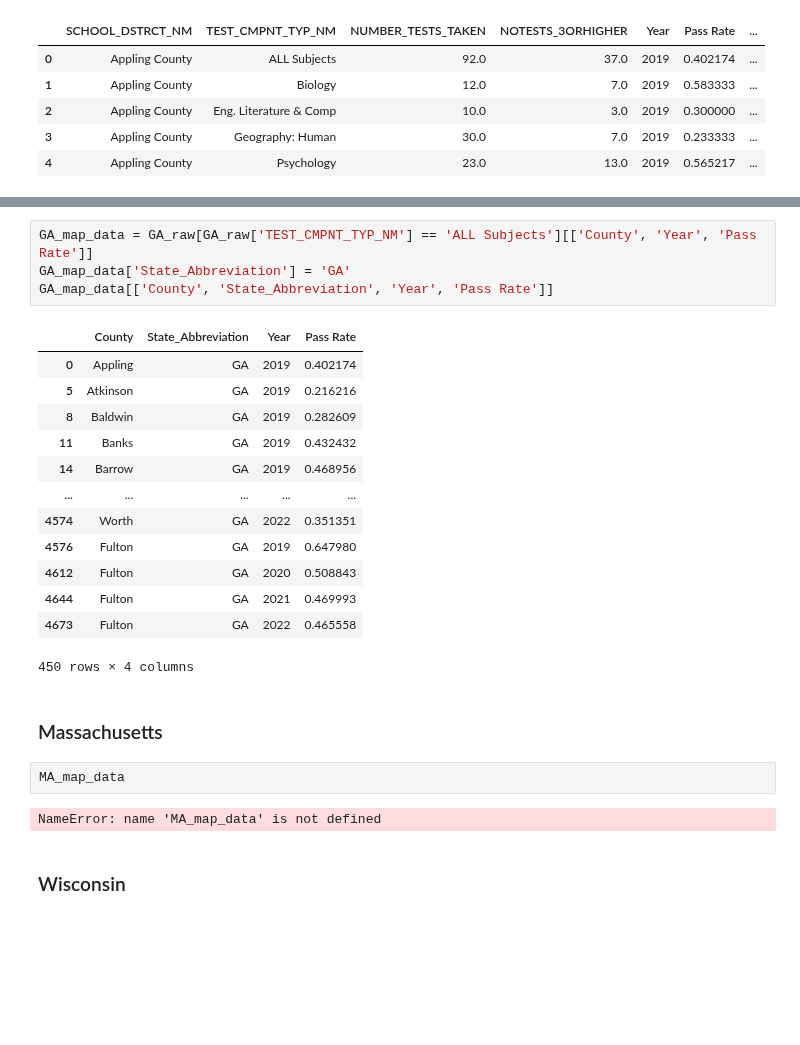
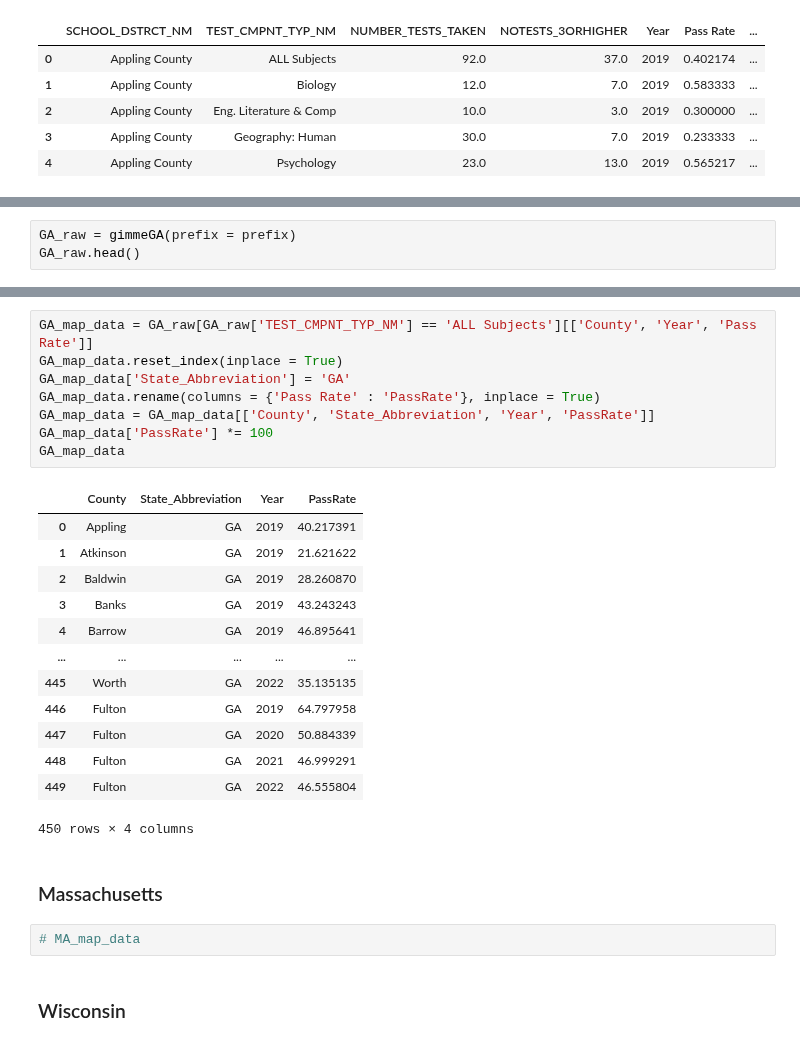
Before and after one commit to mcelhens/AP-Outcomes-to-University-Metrics, a Jupyter notebook: streamlit_app/Preparing_Counties_Choropleth.ipynb, the cells around one changed output, grey strips where cells are left out. Drawn from its saved outputs; the diff is of its cells as text; blank space fills up the shorter version.

```diff
--- a/streamlit_app/Preparing_Counties_Choropleth.ipynb
+++ b/streamlit_app/Preparing_Counties_Choropleth.ipynb
@@ -29,0 +119,3 @@ GA_raw.head()
+# %%
+GA_raw = gimmeGA(prefix = prefix)
+GA_raw.head()
@@ -30,26 +129,28 @@ GA_raw.head()
 # %%
 GA_map_data = GA_raw[GA_raw['TEST_CMPNT_TYP_NM'] == 'ALL Subjects'][['County', 'Year', 'Pass Rate']]
+GA_map_data.reset_index(inplace = True)
 GA_map_data['State_Abbreviation'] = 'GA'
-GA_map_data[['County', 'State_Abbreviation', 'Year', 'Pass Rate']]
+GA_map_data.rename(columns = {'Pass Rate' : 'PassRate'}, inplace = True)
+GA_map_data = GA_map_data[['County', 'State_Abbreviation', 'Year', 'PassRate']]
+GA_map_data['PassRate'] *= 100
+GA_map_data
 # %% [output]
-|  | County | State_Abbreviation | Year | Pass Rate |
-| 0 | Appling | GA | 2019 | 0.402174 |
-| 5 | Atkinson | GA | 2019 | 0.216216 |
-| 8 | Baldwin | GA | 2019 | 0.282609 |
-| 11 | Banks | GA | 2019 | 0.432432 |
-| 14 | Barrow | GA | 2019 | 0.468956 |
+|  | County | State_Abbreviation | Year | PassRate |
+| 0 | Appling | GA | 2019 | 40.217391 |
+| 1 | Atkinson | GA | 2019 | 21.621622 |
+| 2 | Baldwin | GA | 2019 | 28.260870 |
+| 3 | Banks | GA | 2019 | 43.243243 |
+| 4 | Barrow | GA | 2019 | 46.895641 |
 | ... | ... | ... | ... | ... |
-| 4574 | Worth | GA | 2022 | 0.351351 |
-| 4576 | Fulton | GA | 2019 | 0.647980 |
-| 4612 | Fulton | GA | 2020 | 0.508843 |
-| 4644 | Fulton | GA | 2021 | 0.469993 |
-| 4673 | Fulton | GA | 2022 | 0.465558 |
+| 445 | Worth | GA | 2022 | 35.135135 |
+| 446 | Fulton | GA | 2019 | 64.797958 |
+| 447 | Fulton | GA | 2020 | 50.884339 |
+| 448 | Fulton | GA | 2021 | 46.999291 |
+| 449 | Fulton | GA | 2022 | 46.555804 |
 450 rows × 4 columns
 # %% [markdown]
 ### Massachusetts
-# %%
-MA_map_data
-# %% [output]
-NameError: name 'MA_map_data' is not defined
+# %%
+# MA_map_data
 # %% [markdown]
 ### Wisconsin
```
Also changed, not shown: parts of 27 cells of this notebook, 3 other files.
